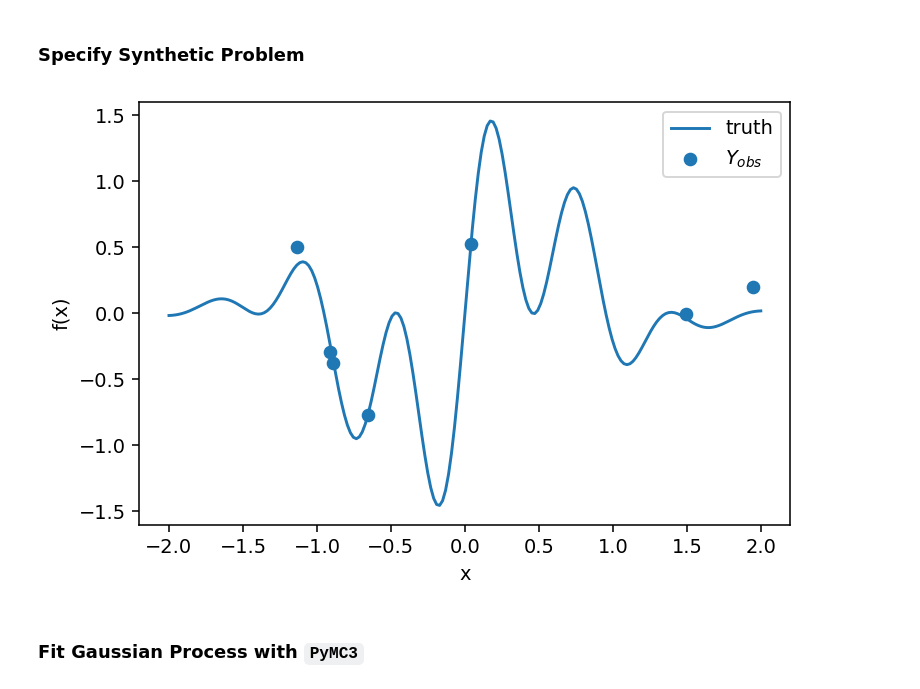
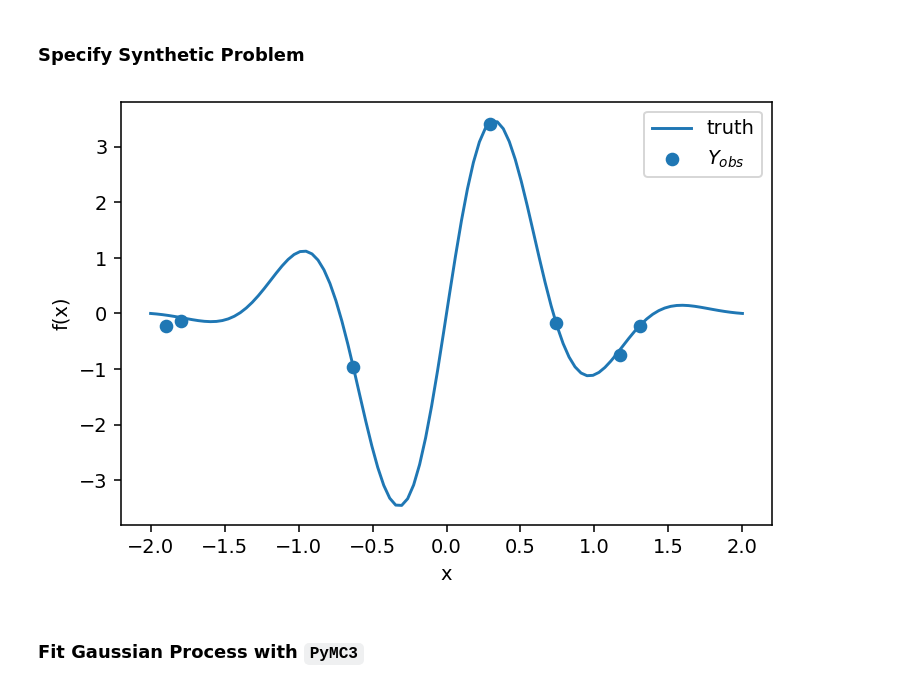
Before and after one commit to michaelosthege/pyrff, a Jupyter notebook: notebooks/Example_RFF_1D_PyMC3.ipynb, the cells around one changed output. Saved outputs shown, nothing was run; the diff lists cells and outputs as text; code cells hidden in the pictures.

```diff
--- a/notebooks/Example_RFF_1D_PyMC3.ipynb
+++ b/notebooks/Example_RFF_1D_PyMC3.ipynb
@@ -24,40 +22,40 @@ BOUNDS = numpy.array([
 ])
 
 def truth(x):
-    y = numpy.sin((3.2*numpy.pi)*x) + numpy.sin((1*numpy.pi)*x)
+    y = 3 * numpy.sin((1.5*numpy.pi)*x) + numpy.sin((1*numpy.pi)*x)
     return y * numpy.exp(-x**2)
 
 def observe(x, sigma=σ_true):
     y = truth(x)
     return numpy.random.normal(y[:,0], sigma, size=(len(x),))
 
 # make observations
-X = numpy.random.RandomState(2020).uniform(
+X = numpy.random.RandomState(202005).uniform(
     low=BOUNDS[:,0],
     high=BOUNDS[:,1],
     size=(7,D)
 )
 Y = observe(X)
 
 # create coordinates for cross-sections
 X_denses = {}
 for d, (lb, ub) in enumerate(BOUNDS):
-    x_dense = numpy.zeros((200, D))
-    x_dense[:,d] = numpy.linspace(lb, ub, 200)
+    x_dense = numpy.zeros((100, D))
+    x_dense[:,d] = numpy.linspace(lb, ub, 100)
     X_denses[f'D{d}'] = x_dense
 del x_dense
 
 # visualize
 if D == 1:
     fig, ax = pyplot.subplots(dpi=140)
     ax.plot(X_denses['D0'], truth(X_denses['D0']), label='truth')
     ax.scatter(X, Y, label='$Y_{obs}$')
     ax.set_ylabel('f(x)')
     ax.set_xlabel('x')
     ax.legend()
     pyplot.show()
 # %% [output]
-[figure, old version]
+[figure, new version]
 # %% [markdown]
 ### Fit Gaussian Process with `PyMC3`
 # %%
```
Also changed, not shown: parts of 9 cells of this notebook.
